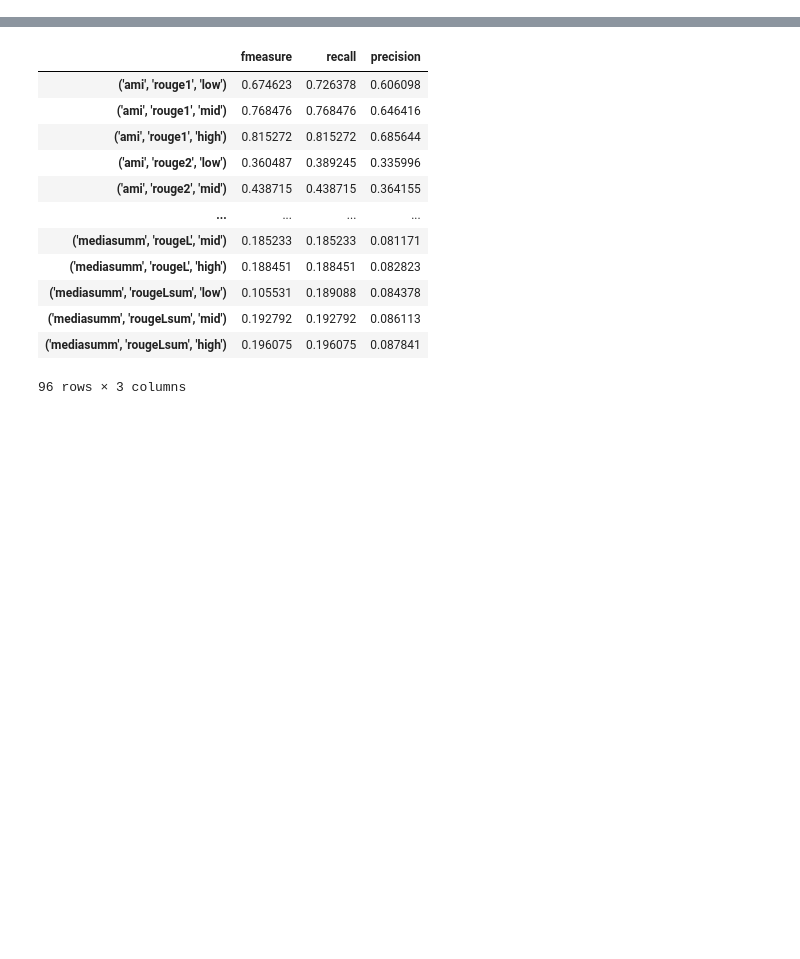
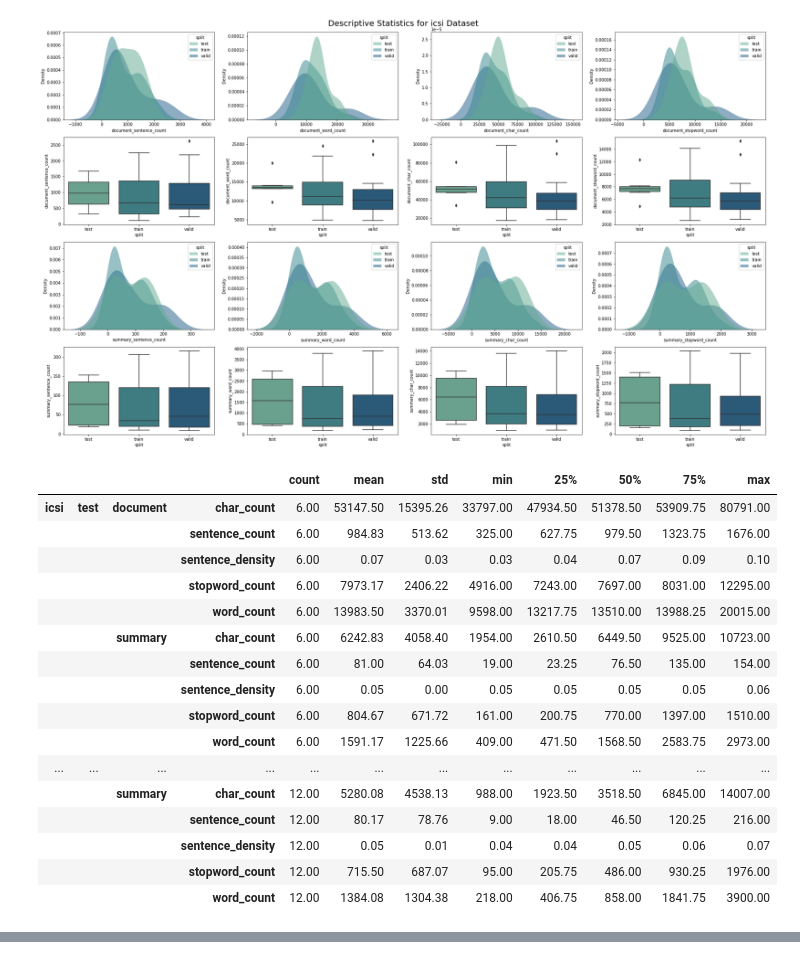
Before and after one commit to parambharat/AC215_projectgarble, a Jupyter notebook: notebooks/dataset_eda.ipynb, the cells around one changed output, grey strips where cells are left out. Saved outputs shown, nothing was run; the diff lists cells and outputs as text; code cells hidden in the pictures; blank space fills up the shorter version.

```diff
--- a/notebooks/dataset_eda.ipynb
+++ b/notebooks/dataset_eda.ipynb
@@ -623,6 +729,25 @@ task_ids:
 # %%
-# dataset_subset, name, dataset_subset_description = next(visualizations)
+dataset_subset, name, dataset_subset_description = next(visualizations)
 show_data_dists(dataset_subset, name)
 with pd.option_context('display.float_format', '{:0.2f}'.format):
     display(dataset_subset_description)
-display(Markdown("/Users/bebop/Documents/courses/APCOMP215/AC215_projectgarble/datasets/raw/supervised/summarization/icsi/dataset_card.md"))
+display(Markdown("datasets/raw/supervised/summarization/icsi/dataset_card.md"))
+# %% [output]
+[figure, added]
+|  |  |  |  | count | mean | std | min | 25% | 50% | 75% | max |
+| icsi | test | document | char_count | 6.00 | 53147.50 | 15395.26 | 33797.00 | 47934.50 | 51378.50 | 53909.75 | 80791.00 |
+|  |  |  | sentence_count | 6.00 | 984.83 | 513.62 | 325.00 | 627.75 | 979.50 | 1323.75 | 1676.00 |
+|  |  |  | sentence_density | 6.00 | 0.07 | 0.03 | 0.03 | 0.04 | 0.07 | 0.09 | 0.10 |
+|  |  |  | stopword_count | 6.00 | 7973.17 | 2406.22 | 4916.00 | 7243.00 | 7697.00 | 8031.00 | 12295.00 |
+|  |  |  | word_count | 6.00 | 13983.50 | 3370.01 | 9598.00 | 13217.75 | 13510.00 | 13988.25 | 20015.00 |
+|  |  | summary | char_count | 6.00 | 6242.83 | 4058.40 | 1954.00 | 2610.50 | 6449.50 | 9525.00 | 10723.00 |
+|  |  |  | sentence_count | 6.00 | 81.00 | 64.03 | 19.00 | 23.25 | 76.50 | 135.00 | 154.00 |
+|  |  |  | sentence_density | 6.00 | 0.05 | 0.00 | 0.05 | 0.05 | 0.05 | 0.05 | 0.06 |
+|  |  |  | stopword_count | 6.00 | 804.67 | 671.72 | 161.00 | 200.75 | 770.00 | 1397.00 | 1510.00 |
+|  |  |  | word_count | 6.00 | 1591.17 | 1225.66 | 409.00 | 471.50 | 1568.50 | 2583.75 | 2973.00 |
+| ... | ... | ... | ... | ... | ... | ... | ... | ... | ... | ... | ... |
+|  |  | summary | char_count | 12.00 | 5280.08 | 4538.13 | 988.00 | 1923.50 | 3518.50 | 6845.00 | 14007.00 |
+|  |  |  | sentence_count | 12.00 | 80.17 | 78.76 | 9.00 | 18.00 | 46.50 | 120.25 | 216.00 |
+|  |  |  | sentence_density | 12.00 | 0.05 | 0.01 | 0.04 | 0.04 | 0.05 | 0.06 | 0.07 |
+|  |  |  | stopword_count | 12.00 | 715.50 | 687.07 | 95.00 | 205.75 | 486.00 | 930.25 | 1976.00 |
+|  |  |  | word_count | 12.00 | 1384.08 | 1304.38 | 218.00 | 406.75 | 858.00 | 1841.75 | 3900.00 |
@@ -694,16 +874,2 @@ baseline_scores.to_json("/Users/bebop/Documents/courses/APCOMP215/AC215_projectg
 # %%
-pd.read_json("/Users/bebop/Documents/courses/APCOMP215/AC215_projectgarble/datasets/raw/supervised/summarization/baseline_scores.json")
+baseline_scores = pd.read_json("datasets/raw/supervised/summarization/baseline_scores.json")
-# %% [output]
-|  | fmeasure | recall | precision |
-| ('ami', 'rouge1', 'low') | 0.674623 | 0.726378 | 0.606098 |
-| ('ami', 'rouge1', 'mid') | 0.768476 | 0.768476 | 0.646416 |
-| ('ami', 'rouge1', 'high') | 0.815272 | 0.815272 | 0.685644 |
-| ('ami', 'rouge2', 'low') | 0.360487 | 0.389245 | 0.335996 |
-| ('ami', 'rouge2', 'mid') | 0.438715 | 0.438715 | 0.364155 |
-| ... | ... | ... | ... |
-| ('mediasumm', 'rougeL', 'mid') | 0.185233 | 0.185233 | 0.081171 |
-| ('mediasumm', 'rougeL', 'high') | 0.188451 | 0.188451 | 0.082823 |
-| ('mediasumm', 'rougeLsum', 'low') | 0.105531 | 0.189088 | 0.084378 |
-| ('mediasumm', 'rougeLsum', 'mid') | 0.192792 | 0.192792 | 0.086113 |
-| ('mediasumm', 'rougeLsum', 'high') | 0.196075 | 0.196075 | 0.087841 |
-96 rows × 3 columns
```
Also changed, not shown: parts of 19 cells of this notebook, 8 other files.
